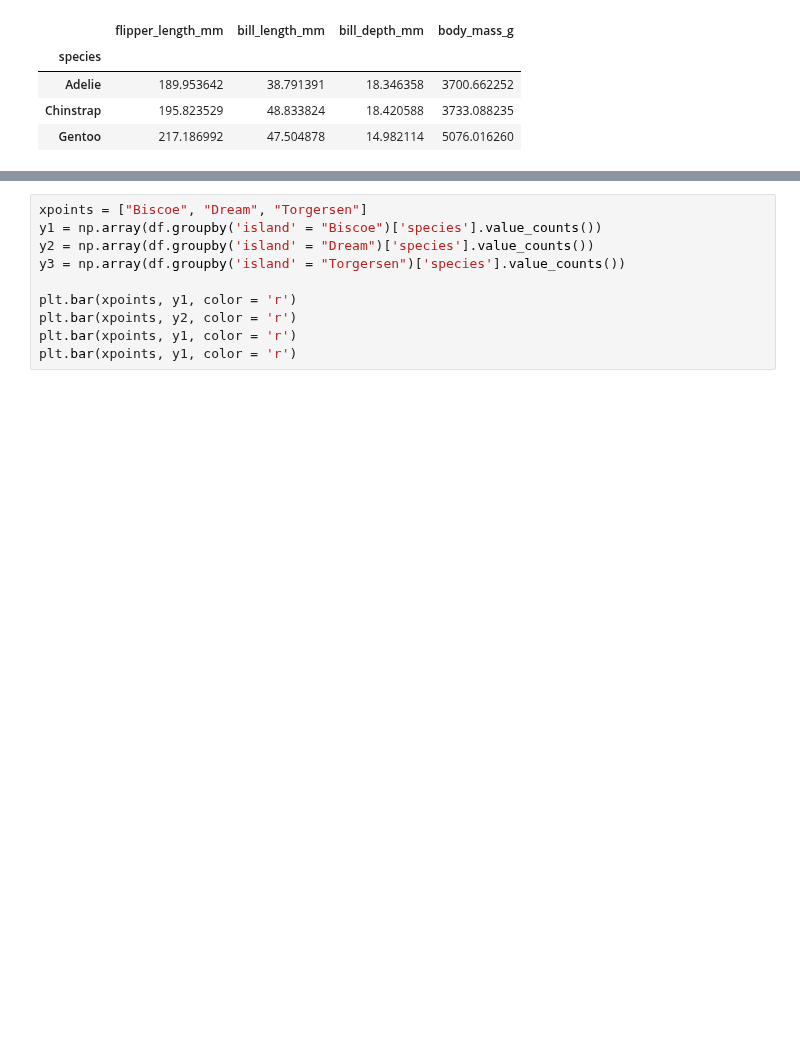
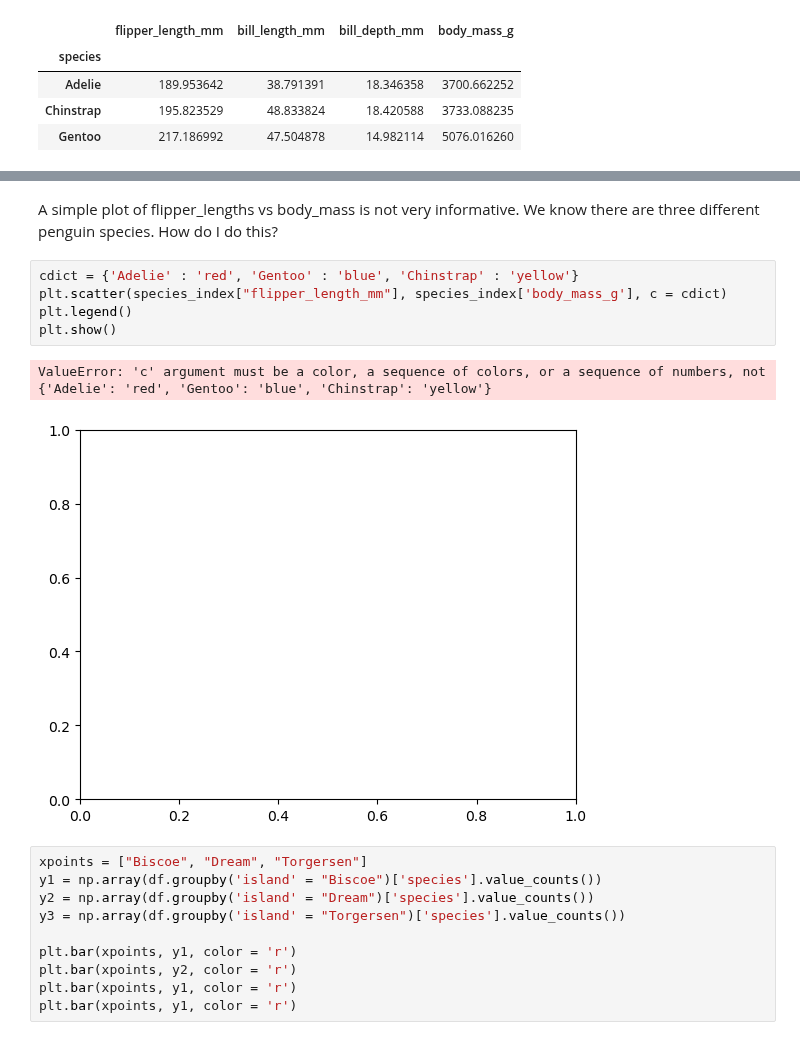
Before and after one commit to IreneKilgannon/DataAnalytics, a Jupyter notebook: penguins.ipynb, the cells around one changed output, grey strips where cells are left out. Cells and saved outputs as stored; diff of their text form; blank space fills up the shorter version.

```diff
--- a/penguins.ipynb
+++ b/penguins.ipynb
@@ -361,3 +365,14 @@ df.groupby("species").agg({"flipper_length_mm": 'mean', 'bill_length_mm' : 'mean
+# %% [markdown]
+A simple plot of flipper_lengths vs body_mass is not very informative. We know there are three different penguin species.
+How do I do this?
+# %%
+cdict = {'Adelie' : 'red', 'Gentoo' : 'blue', 'Chinstrap' : 'yellow'}
+plt.scatter(species_index["flipper_length_mm"], species_index['body_mass_g'], c = cdict)
+plt.legend()
+plt.show()
+# %% [output]
+ValueError: 'c' argument must be a color, a sequence of colors, or a sequence of numbers, not {'Adelie': 'red', 'Gentoo': 'blue', 'Chinstrap': 'yellow'}
+[figure, added]
 # %%
 xpoints = ["Biscoe", "Dream", "Torgersen"]
 y1 = np.array(df.groupby('island' = "Biscoe")['species'].value_counts())
```
Also changed, not shown: parts of 6 cells of this notebook.
